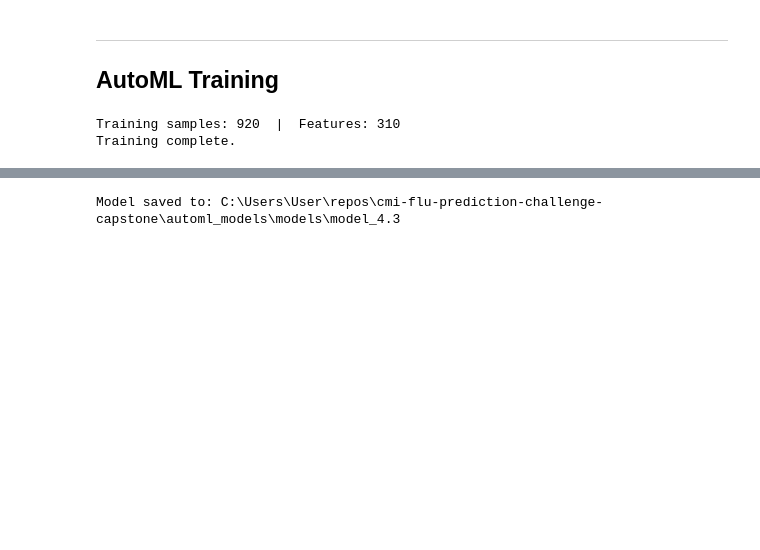
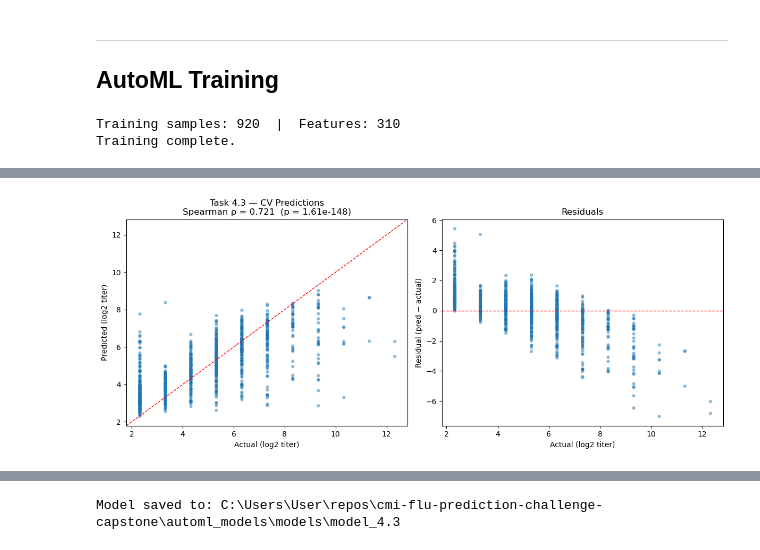
Before and after one commit to DirtyChay/cmi-flu-prediction-challenge-capstone, a Jupyter notebook: automl_models/task_4_3.ipynb, the cells around one changed output, grey strips where cells are left out. Saved outputs shown, nothing was run; the diff lists cells and outputs as text; code cells hidden in the pictures; blank space fills up the shorter version.

Commit message:
4.3 ran again new graph

```diff
--- a/automl_models/task_4_3.ipynb
+++ b/automl_models/task_4_3.ipynb
@@ -331,4 +331,30 @@ Scoring model:     GBM_lr_annealing_selection_AutoML_1_20260531_225838_select_mo
 Task 4.3 — Spearman (best base model 5-fold CV): 0.721  (p=0.0000)
+# %%
+fig, axes = plt.subplots(1, 2, figsize=(12, 5))
+
+ax = axes[0]
+ax.scatter(actuals, cv_preds, alpha=0.5, s=20, edgecolors='none')
+lim = [min(actuals.min(), cv_preds.min()) - 0.5,
+       max(actuals.max(), cv_preds.max()) + 0.5]
+ax.plot(lim, lim, 'r--', linewidth=1)
+ax.set_xlim(lim)
+ax.set_ylim(lim)
+ax.set_xlabel('Actual (log2 titer)')
+ax.set_ylabel('Predicted (log2 titer)')
+ax.set_title(f'Task 4.3 — CV Predictions\nSpearman ρ = {rho:.3f}  (p = {pval:.2e})')
+
+ax = axes[1]
+residuals = cv_preds.values - actuals.values
+ax.scatter(actuals, residuals, alpha=0.5, s=20, edgecolors='none')
+ax.axhline(0, color='r', linestyle='--', linewidth=1)
+ax.set_xlabel('Actual (log2 titer)')
+ax.set_ylabel('Residual (pred − actual)')
+ax.set_title('Residuals')
+
+plt.tight_layout()
+plt.show()
+# %% [output]
+[figure, added]
 # %%
 print(f'Best base model: {top_base_model.model_id}')
 varimp = top_base_model.varimp(use_pandas=True)
```
Also changed, not shown: parts of 6 cells of this notebook, 2 other files.
